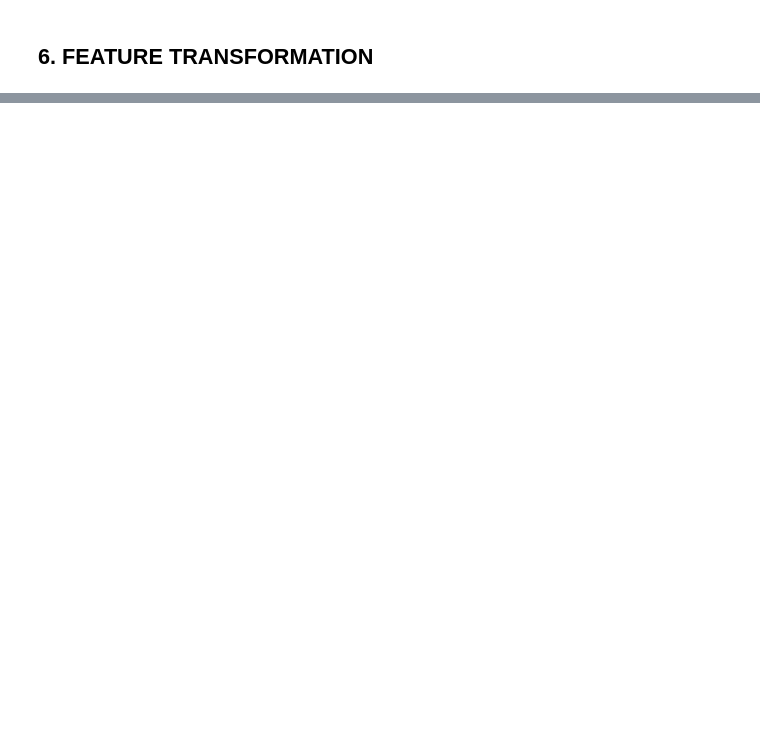
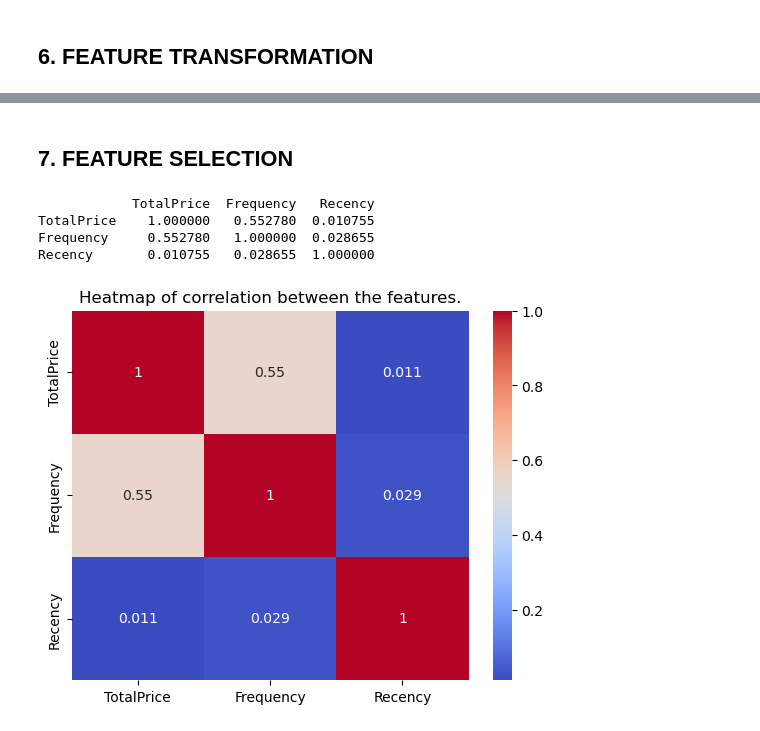
Before and after one commit to Pronob17/Customer_segmentation_using_K_means_clustering, a Jupyter notebook: Customer_Segmentation_with_K_Means_Clustering.ipynb, the cells around one changed output, grey strips where cells are left out. Cells and saved outputs as stored; diff of their text form; code cells hidden in the pictures; blank space fills up the shorter version.

Commit message:
Update 2 - till elbow method and PCA graph

```diff
--- a/Customer_Segmentation_with_K_Means_Clustering.ipynb
+++ b/Customer_Segmentation_with_K_Means_Clustering.ipynb
@@ -621,0 +607,14 @@ scaled_df
+# %% [markdown]
+## 7. FEATURE SELECTION
+# %%
+# look at relationships between features
+print(scaled_df.corr())
+plt.title("Heatmap of correlation between the features.")
+sns.heatmap(scaled_df.corr(), cmap="coolwarm", annot=True)
+plt.show()
+# %% [output]
+            TotalPrice  Frequency   Recency
+TotalPrice    1.000000   0.552780  0.010755
+Frequency     0.552780   1.000000  0.028655
+Recency       0.010755   0.028655  1.000000
+[figure, added]
```
Also changed, not shown: parts of 15 cells of this notebook.
